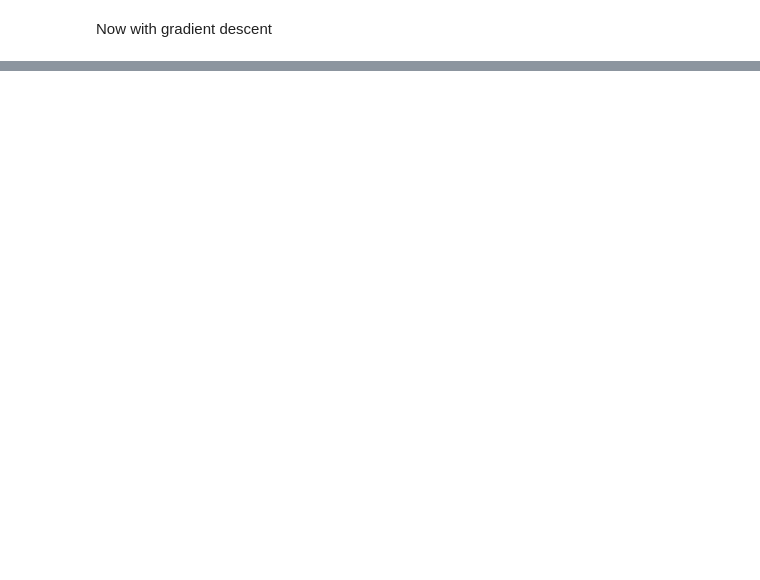
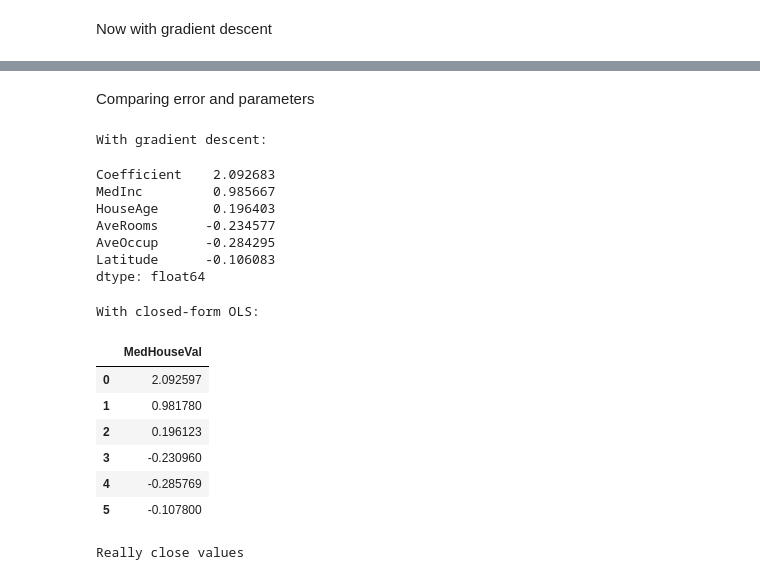
Before and after one commit to jorgeDongoG/ENEI-2025-ML1-Tarea1, a Jupyter notebook: scripts/Notebook.ipynb, the cells around one changed output, grey strips where cells are left out. Drawn from its saved outputs; the diff is of its cells as text; code cells hidden in the pictures; blank space fills up the shorter version.

```diff
--- a/scripts/Notebook.ipynb
+++ b/scripts/Notebook.ipynb
@@ -186,0 +353,26 @@ np.ones(2,)
+# %% [markdown]
+Comparing error and parameters
+# %%
+print('With gradient descent:')
+display(beta)
+print('With closed-form OLS:')
+display(beta_hat)
+print('Really close values')
+# %% [output]
+With gradient descent:
+Coefficient    2.092683
+MedInc         0.985667
+HouseAge       0.196403
+AveRooms      -0.234577
+AveOccup      -0.284295
+Latitude      -0.106083
+dtype: float64
+With closed-form OLS:
+|  | MedHouseVal |
+| 0 | 2.092597 |
+| 1 | 0.981780 |
+| 2 | 0.196123 |
+| 3 | -0.230960 |
+| 4 | -0.285769 |
+| 5 | -0.107800 |
+Really close values
```
Also changed, not shown: parts of 40 cells of this notebook.
